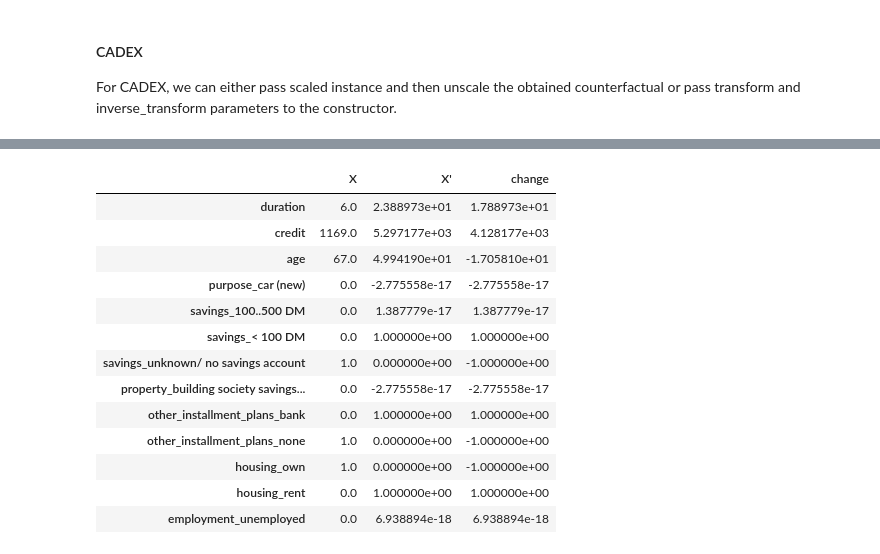
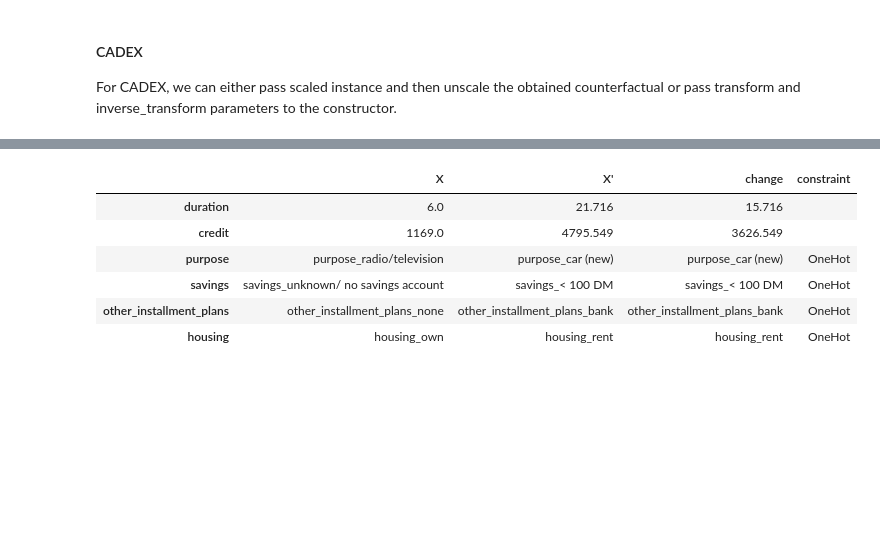
Before and after one commit to LoGosX/CFEC, a Jupyter notebook: evaluation/case study.ipynb, the cells around one changed output, grey strips where cells are left out. Cells and saved outputs as stored; diff of their text form; code cells hidden in the pictures; blank space fills up the shorter version.

```diff
--- a/evaluation/case study.ipynb
+++ b/evaluation/case study.ipynb
@@ -265,17 +216,10 @@ array([[0.5000543 , 0.49994576]], dtype=float32)
 # %%
-show(X_test, cf)
+show(X_test, cf, constraints=constraints)
 # %% [output]
-|  | X | X' | change |
-| duration | 6.0 | 2.388973e+01 | 1.788973e+01 |
-| credit | 1169.0 | 5.297177e+03 | 4.128177e+03 |
-| age | 67.0 | 4.994190e+01 | -1.705810e+01 |
-| purpose_car (new) | 0.0 | -2.775558e-17 | -2.775558e-17 |
-| savings_100..500 DM | 0.0 | 1.387779e-17 | 1.387779e-17 |
-| savings_< 100 DM | 0.0 | 1.000000e+00 | 1.000000e+00 |
-| savings_unknown/ no savings account | 1.0 | 0.000000e+00 | -1.000000e+00 |
-| property_building society savings... | 0.0 | -2.775558e-17 | -2.775558e-17 |
-| other_installment_plans_bank | 0.0 | 1.000000e+00 | 1.000000e+00 |
-| other_installment_plans_none | 1.0 | 0.000000e+00 | -1.000000e+00 |
-| housing_own | 1.0 | 0.000000e+00 | -1.000000e+00 |
-| housing_rent | 0.0 | 1.000000e+00 | 1.000000e+00 |
-| employment_unemployed | 0.0 | 6.938894e-18 | 6.938894e-18 |
+|  | X | X' | change | constraint |
+| duration | 6.0 | 21.716 | 15.716 |  |
+| credit | 1169.0 | 4795.549 | 3626.549 |  |
+| purpose | purpose_radio/television | purpose_car (new) | purpose_car (new) | OneHot |
+| savings | savings_unknown/ no savings account | savings_< 100 DM | savings_< 100 DM | OneHot |
+| other_installment_plans | other_installment_plans_none | other_installment_plans_bank | other_installment_plans_bank | OneHot |
+| housing | housing_own | housing_rent | housing_rent | OneHot |
```
Also changed, not shown: parts of 45 cells of this notebook, 4 other files.
